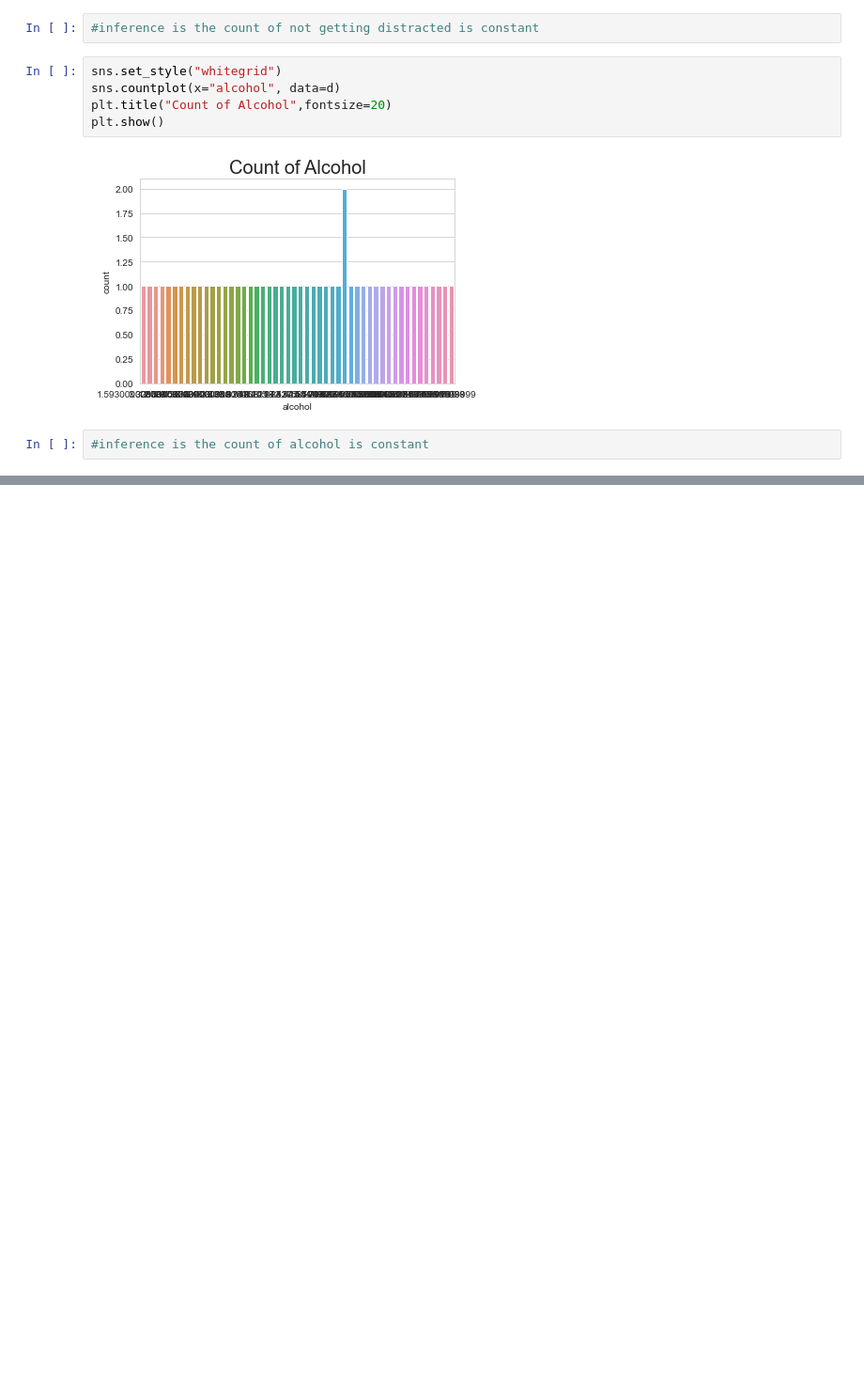
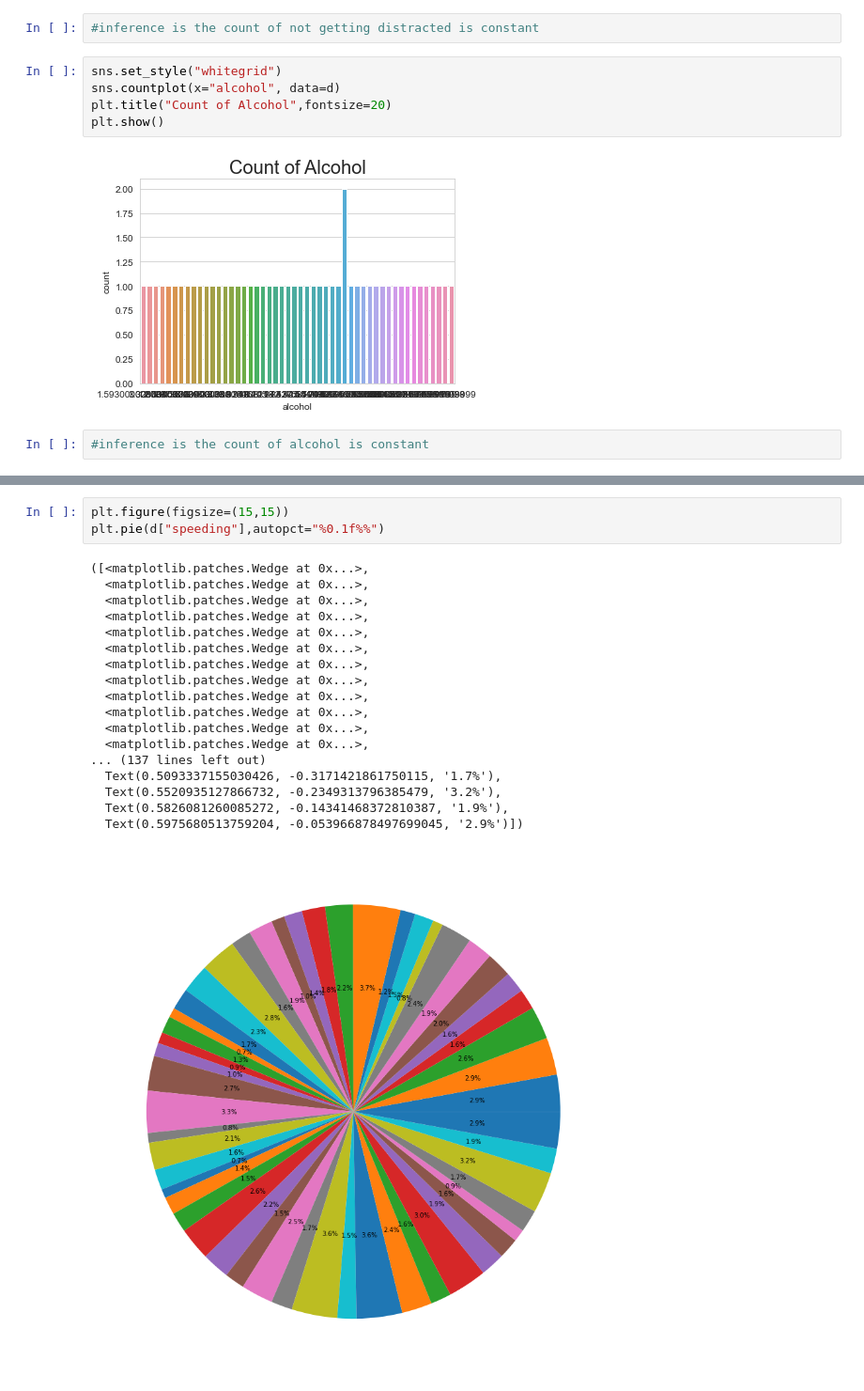
Before and after one commit to smartinternz02/SI-GuidedProject-581387-1694586696, a Jupyter notebook: Assignment 2_Madhuri.ipynb, the cells around one changed output, grey strips where cells are left out. Shown at 94% size. Drawn from its saved outputs; the diff is of its cells as text; blank space fills up the shorter version.

```diff
--- a/Assignment 2_Madhuri.ipynb
+++ b/Assignment 2_Madhuri.ipynb
@@ -235,0 +287,22 @@ sns.heatmap(a,annot=True,cmap="YlGnBu")
+# %%
+plt.figure(figsize=(15,15))
+plt.pie(d["speeding"],autopct="%0.1f%%")
+# %% [output]
+([<matplotlib.patches.Wedge at 0x...>,
+  <matplotlib.patches.Wedge at 0x...>,
+  <matplotlib.patches.Wedge at 0x...>,
+  <matplotlib.patches.Wedge at 0x...>,
+  <matplotlib.patches.Wedge at 0x...>,
+  <matplotlib.patches.Wedge at 0x...>,
+  <matplotlib.patches.Wedge at 0x...>,
+  <matplotlib.patches.Wedge at 0x...>,
+  <matplotlib.patches.Wedge at 0x...>,
+  <matplotlib.patches.Wedge at 0x...>,
+  <matplotlib.patches.Wedge at 0x...>,
+  <matplotlib.patches.Wedge at 0x...>,
+... (137 lines left out)
+  Text(0.5093337155030426, -0.3171421861750115, '1.7%'),
+  Text(0.5520935127866732, -0.2349313796385479, '3.2%'),
+  Text(0.5826081260085272, -0.14341468372810387, '1.9%'),
+  Text(0.5975680513759204, -0.053966878497699045, '2.9%')])
+[figure, added]
```
Also changed, not shown: parts of 49 cells of this notebook.
